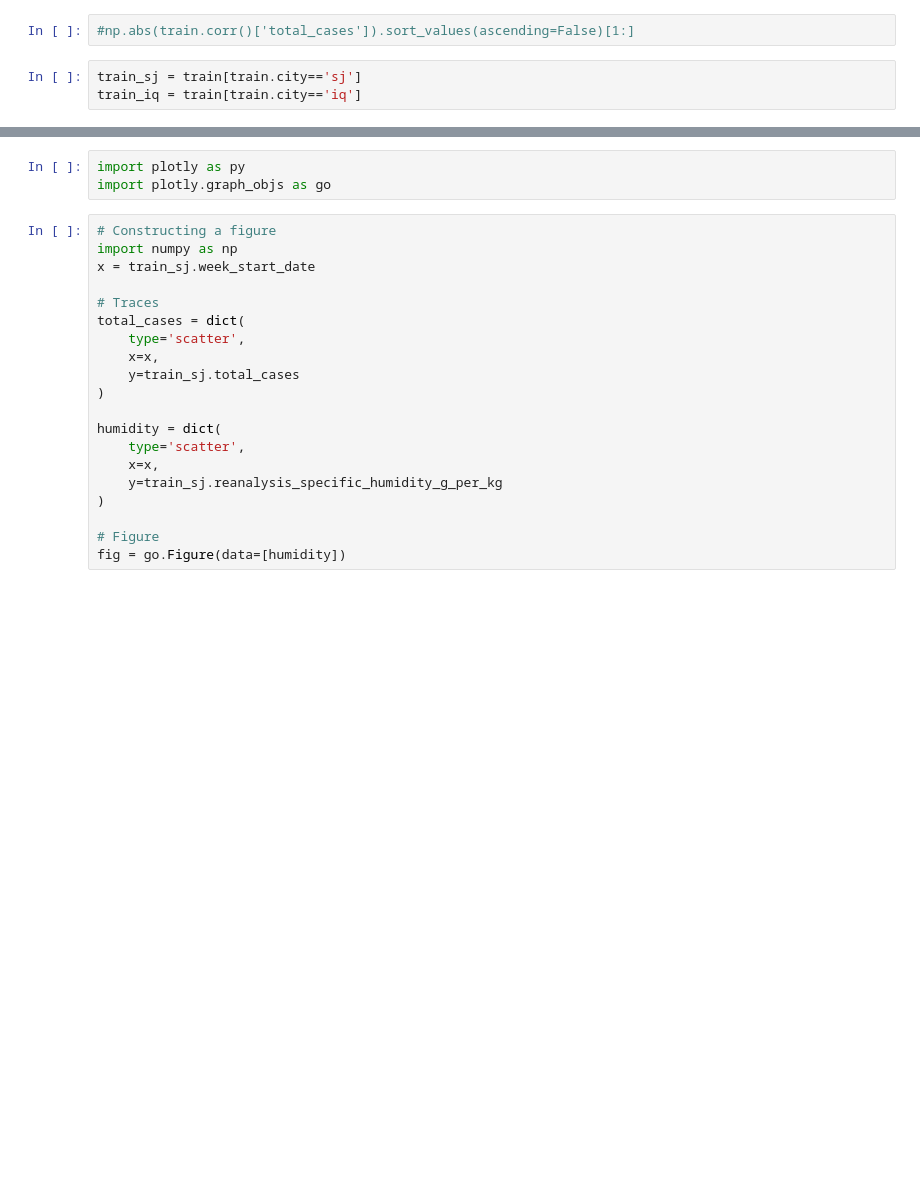
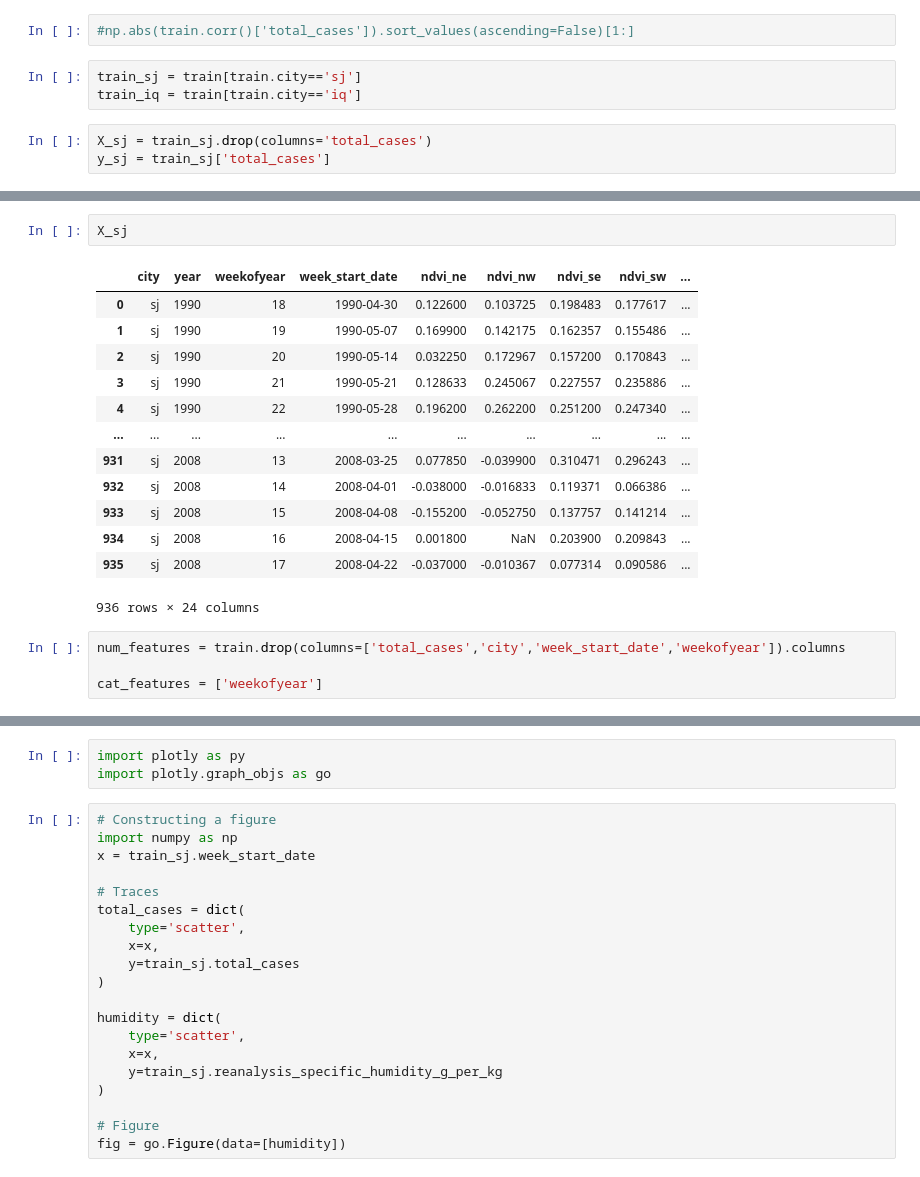
Before and after one commit to raja-taparia-dsr-mc1/dengue-predict, a Jupyter notebook: src/jupyter-notbooks/explorative_analysis_hannes.ipynb, the cells around one changed output, grey strips where cells are left out. Drawn from its saved outputs; the diff is of its cells as text; blank space fills up the shorter version.

```diff
--- a/src/jupyter-notbooks/explorative_analysis_hannes.ipynb
+++ b/src/jupyter-notbooks/explorative_analysis_hannes.ipynb
@@ -152,3 +152,6 @@ Name: total_cases, dtype: float64
 # %%
 train_sj = train[train.city=='sj']
 train_iq = train[train.city=='iq']
+# %%
+X_sj = train_sj.drop(columns='total_cases')
+y_sj = train_sj['total_cases']
@@ -154,0 +173,20 @@ train_iq = train[train.city=='iq']
+# %%
+X_sj
+# %% [output]
+|  | city | year | weekofyear | week_start_date | ndvi_ne | ndvi_nw | ndvi_se | ndvi_sw | ... |
+| 0 | sj | 1990 | 18 | 1990-04-30 | 0.122600 | 0.103725 | 0.198483 | 0.177617 | ... |
+| 1 | sj | 1990 | 19 | 1990-05-07 | 0.169900 | 0.142175 | 0.162357 | 0.155486 | ... |
+| 2 | sj | 1990 | 20 | 1990-05-14 | 0.032250 | 0.172967 | 0.157200 | 0.170843 | ... |
+| 3 | sj | 1990 | 21 | 1990-05-21 | 0.128633 | 0.245067 | 0.227557 | 0.235886 | ... |
+| 4 | sj | 1990 | 22 | 1990-05-28 | 0.196200 | 0.262200 | 0.251200 | 0.247340 | ... |
+| ... | ... | ... | ... | ... | ... | ... | ... | ... | ... |
+| 931 | sj | 2008 | 13 | 2008-03-25 | 0.077850 | -0.039900 | 0.310471 | 0.296243 | ... |
+| 932 | sj | 2008 | 14 | 2008-04-01 | -0.038000 | -0.016833 | 0.119371 | 0.066386 | ... |
+| 933 | sj | 2008 | 15 | 2008-04-08 | -0.155200 | -0.052750 | 0.137757 | 0.141214 | ... |
+| 934 | sj | 2008 | 16 | 2008-04-15 | 0.001800 | NaN | 0.203900 | 0.209843 | ... |
+| 935 | sj | 2008 | 17 | 2008-04-22 | -0.037000 | -0.010367 | 0.077314 | 0.090586 | ... |
+936 rows × 24 columns
+# %%
+num_features = train.drop(columns=['total_cases','city','week_start_date','weekofyear']).columns
+
+cat_features = ['weekofyear']
```
Also changed, not shown: parts of 5 cells of this notebook.
